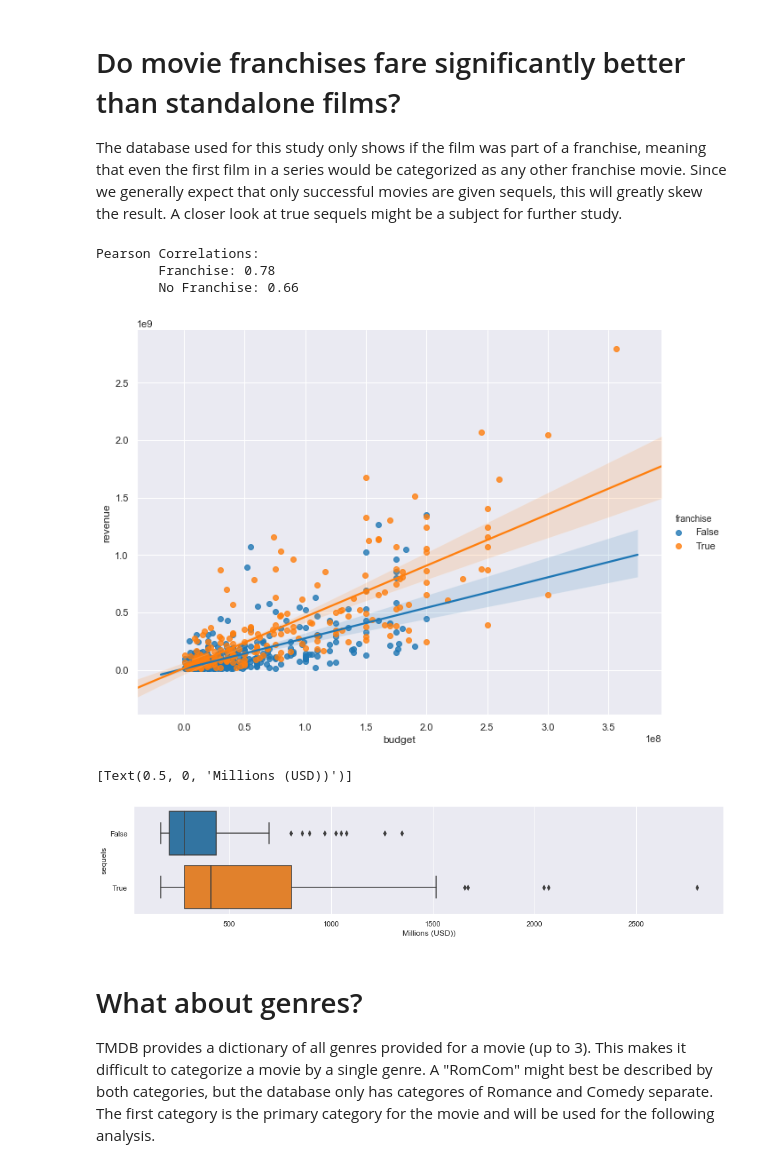
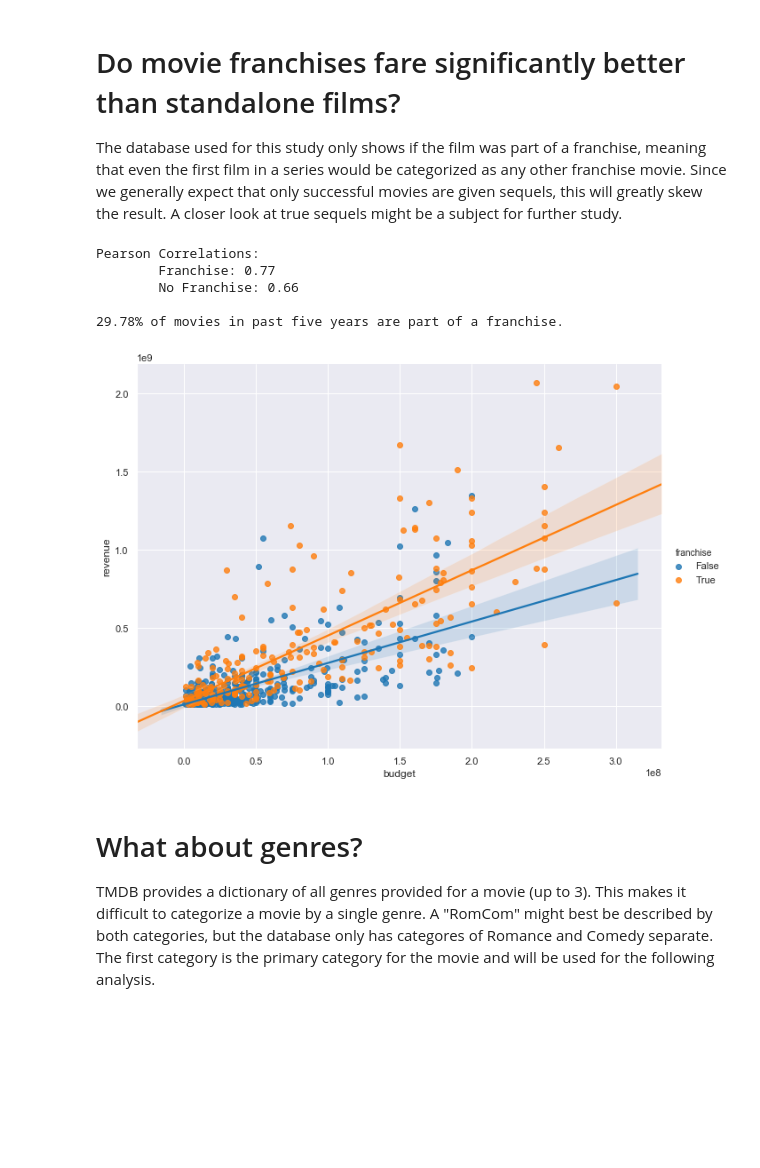
Before and after one commit to sciencelee/dsc-mod-1-project-v2-1-online-ds-sp-000, a Jupyter notebook: student.ipynb, the cells around one changed output. Cells and saved outputs as stored; diff of their text form; code cells hidden in the pictures; blank space fills up the shorter version.

```diff
--- a/student.ipynb
+++ b/student.ipynb
@@ -71,9 +80,5 @@ First, we create an API request to get 1000 movies from the past five years sort
 # %%
 import requests
-
-
-# We will get the top n(sample size) number of movies from the indicated range of years
-# TMDB displays 20 per page.  Thats 50 pages worth!
 
 def movie_selection_query(n, start_year, end_year):
     """Get a list of movie data.
@@ -107,10 +112,8 @@ def movie_selection_query(n, start_year, end_year):
     print('-fetched all pages')
     return list_of_dicts[:n]
 
-sample_size = 5000
+sample_size = 100 # our actual sample will be 5000 films.  This is only for demonstration
 start_year = 2010
 end_year = 2019
 all_my_movies = movie_selection_query(sample_size, start_year, end_year)
-
-all_my_movies[0]
 # %% [output]
@@ -363,25 +435,19 @@ Specifically, our client wants to know what kind of movie they should be making
 # %%
 import numpy as np
 
-try:
-    df5.drop(columns=['status_code', 'status_message'], inplace=True)
-except:
-    pass
-
-
-pearsoncorr = df5.corr(method ='pearson')
+pearsoncorr = df5.corr(method='pearson')
 plt.figure(figsize=(12,8))
 
-# this works in matplotlib
+# make a heatmap out of correlation df
 ax = sns.heatmap(pearsoncorr,
             xticklabels=pearsoncorr.columns,
             yticklabels=pearsoncorr.columns,
-            cmap='RdBu_r',
+            cmap='coolwarm',
             annot=True,
             linewidth=1)
 
 #df.columns
-ax.set_ylim(7.0, 0)
+ax.set_ylim(9.0, 0)  # not needed with old Matplotlib version.
 ax.set_title('Pearson Coefficients')
 # %% [output]
 Text(0.5, 1, 'Pearson Coefficients')
@@ -483,43 +574,45 @@ The database used for this study only shows if the film was part of a franchise,
 # %%
 from scipy import stats
 
+#print(df5['belongs_to_collection'].isna())
+df5.loc[:, ['franchise']] = df['belongs_to_collection'].notna()
 
-df5.loc['franchise'] = df5.loc[:, ('belongs_to_collection')].notna()
 #slope, intercept, r_value, p_value, std_err = stats.linregress(df5['budget'],df5['revenue'])
 #print("Slope:", slope)
 
 ax = sns.lmplot(x="budget",
                 y="revenue",
                 hue="franchise",
                 data=df5,
                 height=7,
                 aspect=1.3,
-               )  # use this for genre later.  Plots columns using cols='genre'!!
+              )
 
-# add pval
+# add Pearson
 pval_yes = df5.loc[df5['franchise']==True, ['budget', 'revenue']].corr(method ='pearson').iloc[0,1]
 pval_no = df5.loc[df5['franchise']==False, ['budget', 'revenue']].corr(method ='pearson').iloc[0,1]
 print("Pearson Correlations:\n\tFranchise: {:.2f}\n\tNo Franchise: {:.2f}".format(pval_yes, pval_no))
+
+# percentage of movies that are franchises
+print()
+print("{:.2%} of movies in past five years are part of a franchise.".format(df5['franchise'].sum() / len(df5)))
+
+
+# df_sequels = df5.loc[:, ['franchise', 'revenue']]
+
+# plt.figure(figsize=(16,3))
+# ax = sns.boxplot(data=df_sequels, x='revenue', y='franchise', orient='h')
+
+# xlabels = ['{:d}'.format(int(x/1000000)) for x in ax.get_xticks()]
+# ax.set_xticklabels(xlabels)
+# ax.set(xlabel="Millions (USD))")
 # %% [output]
 Pearson Correlations:
-        Franchise: 0.78
+        Franchise: 0.77
         No Franchise: 0.66
+
+29.78% of movies in past five years are part of a franchise.
-[figure, old version]
+[figure, new version]
-# %%
-df_sequels = df[['sequels', 'revenue']]
-df_sequels
-
-
-plt.figure(figsize=(16,3))
-ax = sns.boxplot(data=df_sequels, x='revenue', y='sequels', orient='h')
-
-
-xlabels = ['{:d}'.format(int(x/1000000)) for x in ax.get_xticks()]
-ax.set_xticklabels(xlabels)
-ax.set(xlabel="Millions (USD))")
-# %% [output]
-[Text(0.5, 0, 'Millions (USD))')]
-[figure, removed]
 # %% [markdown]
 # What about genres?
 
```
Also changed, not shown: parts of 48 cells of this notebook, 1 other file.
